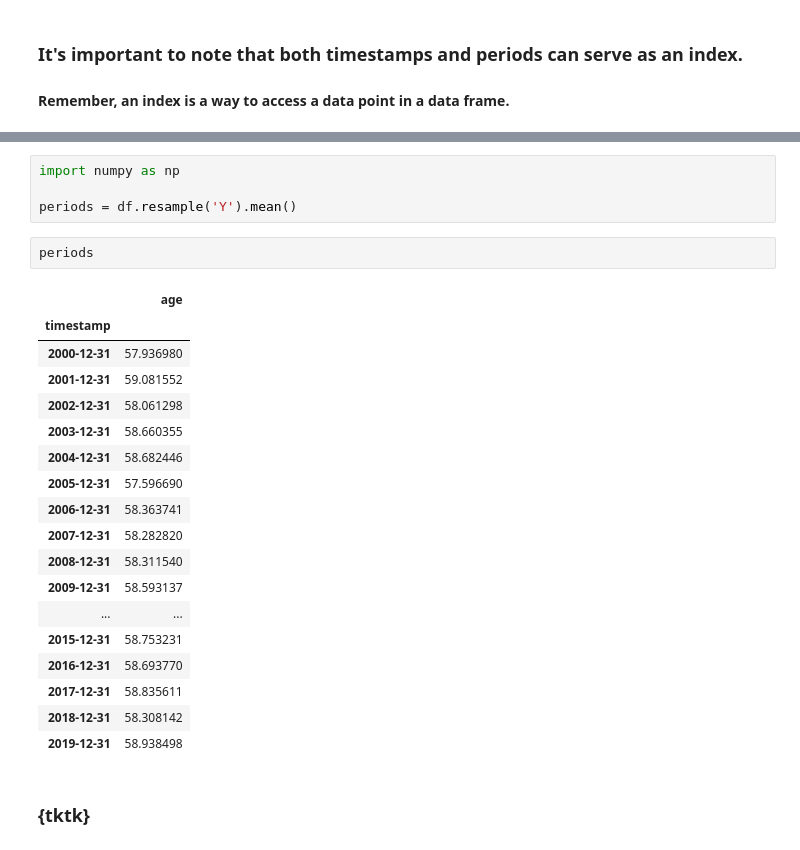
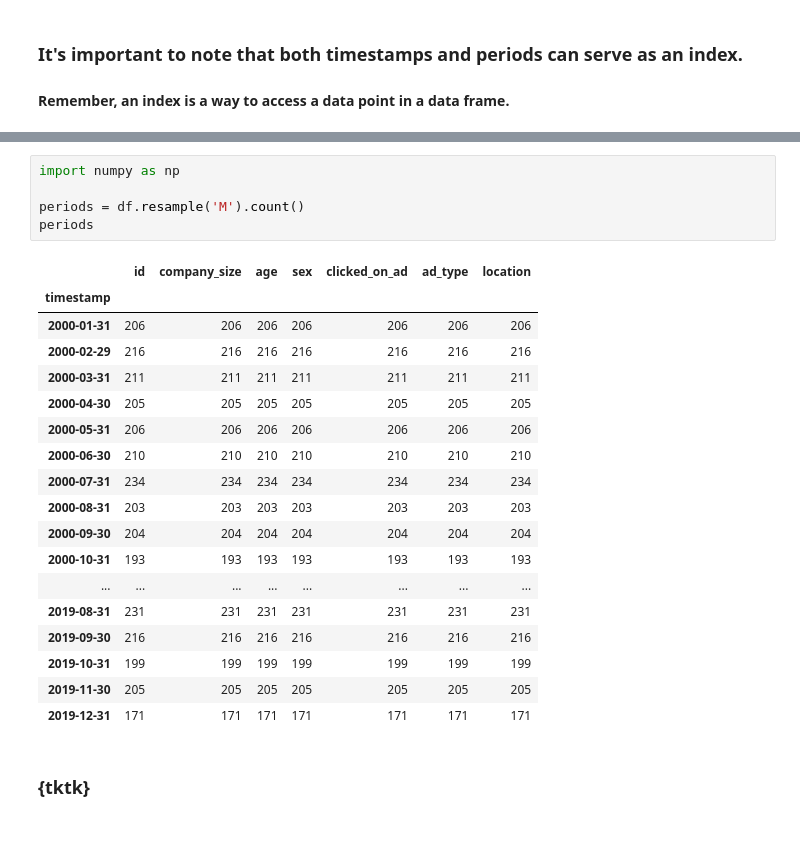
Before and after one commit to jsedoc/NYU-Projects-in-Programming-Fall-2019, a Jupyter notebook: (Class 3) Descriptive Data Analysis/Descriptive Analysis in Python.ipynb, the cells around one changed output, grey strips where cells are left out. Cells and saved outputs as stored; diff of their text form.

```diff
--- a/(Class 3) Descriptive Data Analysis/Descriptive Analysis in Python.ipynb
+++ b/(Class 3) Descriptive Data Analysis/Descriptive Analysis in Python.ipynb
@@ -203,28 +226,27 @@ df.head()
 # %%
 import numpy as np
 
-periods = df.resample('Y').mean()
+periods = df.resample('M').count()
+periods
+# %% [output]
+|  | id | company_size | age | sex | clicked_on_ad | ad_type | location |
+| timestamp |  |  |  |  |  |  |  |
+| 2000-01-31 | 206 | 206 | 206 | 206 | 206 | 206 | 206 |
+| 2000-02-29 | 216 | 216 | 216 | 216 | 216 | 216 | 216 |
+| 2000-03-31 | 211 | 211 | 211 | 211 | 211 | 211 | 211 |
+| 2000-04-30 | 205 | 205 | 205 | 205 | 205 | 205 | 205 |
+| 2000-05-31 | 206 | 206 | 206 | 206 | 206 | 206 | 206 |
+| 2000-06-30 | 210 | 210 | 210 | 210 | 210 | 210 | 210 |
+| 2000-07-31 | 234 | 234 | 234 | 234 | 234 | 234 | 234 |
+| 2000-08-31 | 203 | 203 | 203 | 203 | 203 | 203 | 203 |
+| 2000-09-30 | 204 | 204 | 204 | 204 | 204 | 204 | 204 |
+| 2000-10-31 | 193 | 193 | 193 | 193 | 193 | 193 | 193 |
+| ... | ... | ... | ... | ... | ... | ... | ... |
+| 2019-08-31 | 231 | 231 | 231 | 231 | 231 | 231 | 231 |
+| 2019-09-30 | 216 | 216 | 216 | 216 | 216 | 216 | 216 |
+| 2019-10-31 | 199 | 199 | 199 | 199 | 199 | 199 | 199 |
+| 2019-11-30 | 205 | 205 | 205 | 205 | 205 | 205 | 205 |
+| 2019-12-31 | 171 | 171 | 171 | 171 | 171 | 171 | 171 |
-# %%
-periods
-# %% [output]
-|  | age |
-| timestamp |  |
-| 2000-12-31 | 57.936980 |
-| 2001-12-31 | 59.081552 |
-| 2002-12-31 | 58.061298 |
-| 2003-12-31 | 58.660355 |
-| 2004-12-31 | 58.682446 |
-| 2005-12-31 | 57.596690 |
-| 2006-12-31 | 58.363741 |
-| 2007-12-31 | 58.282820 |
-| 2008-12-31 | 58.311540 |
-| 2009-12-31 | 58.593137 |
-| ... | ... |
-| 2015-12-31 | 58.753231 |
-| 2016-12-31 | 58.693770 |
-| 2017-12-31 | 58.835611 |
-| 2018-12-31 | 58.308142 |
-| 2019-12-31 | 58.938498 |
 # %% [markdown]
 ### {tktk}
 # %% [markdown]
```
Also changed, not shown: parts of 7 cells of this notebook.
